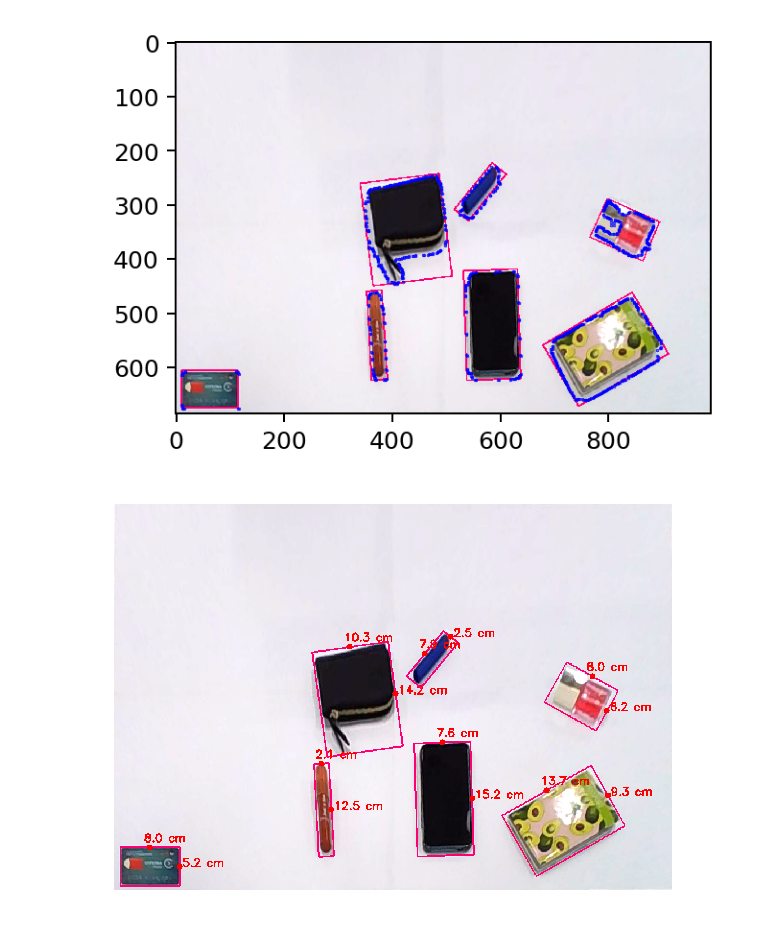
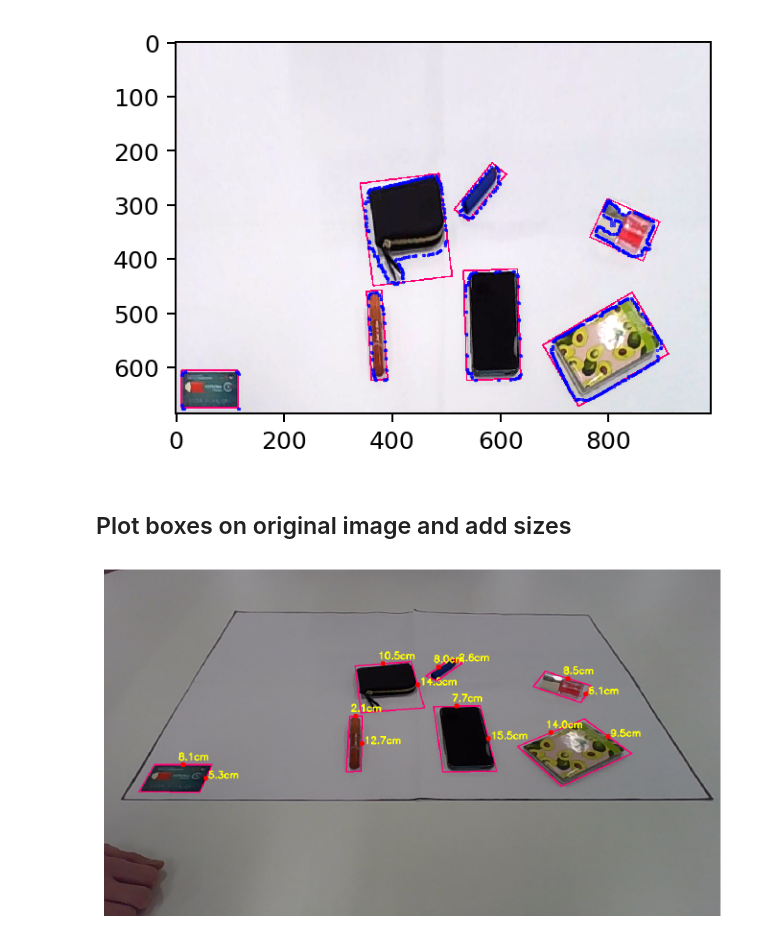
Before and after one commit to Anton-31-96/object-linear-size, a Jupyter notebook: project.ipynb, the cells around one changed output. Cells and saved outputs as stored; diff of their text form; code cells hidden in the pictures.

```diff
--- a/project.ipynb
+++ b/project.ipynb
@@ -278,7 +179,9 @@ def pipeline(original):
+# %% [markdown]
+## Plot boxes on original image and add sizes
 # %%
-plt.figure(figsize = (4, 4), dpi = 180)
+plt.figure(figsize = (10, 10), dpi = 180)
 plt.imshow(pipeline(images[3]))
 plt.axis('off')
 plt.show()
 # %% [output]
-[figure, old version]
+[figure, new version]
```
Also changed, not shown: parts of 43 cells of this notebook, 1 other file.
